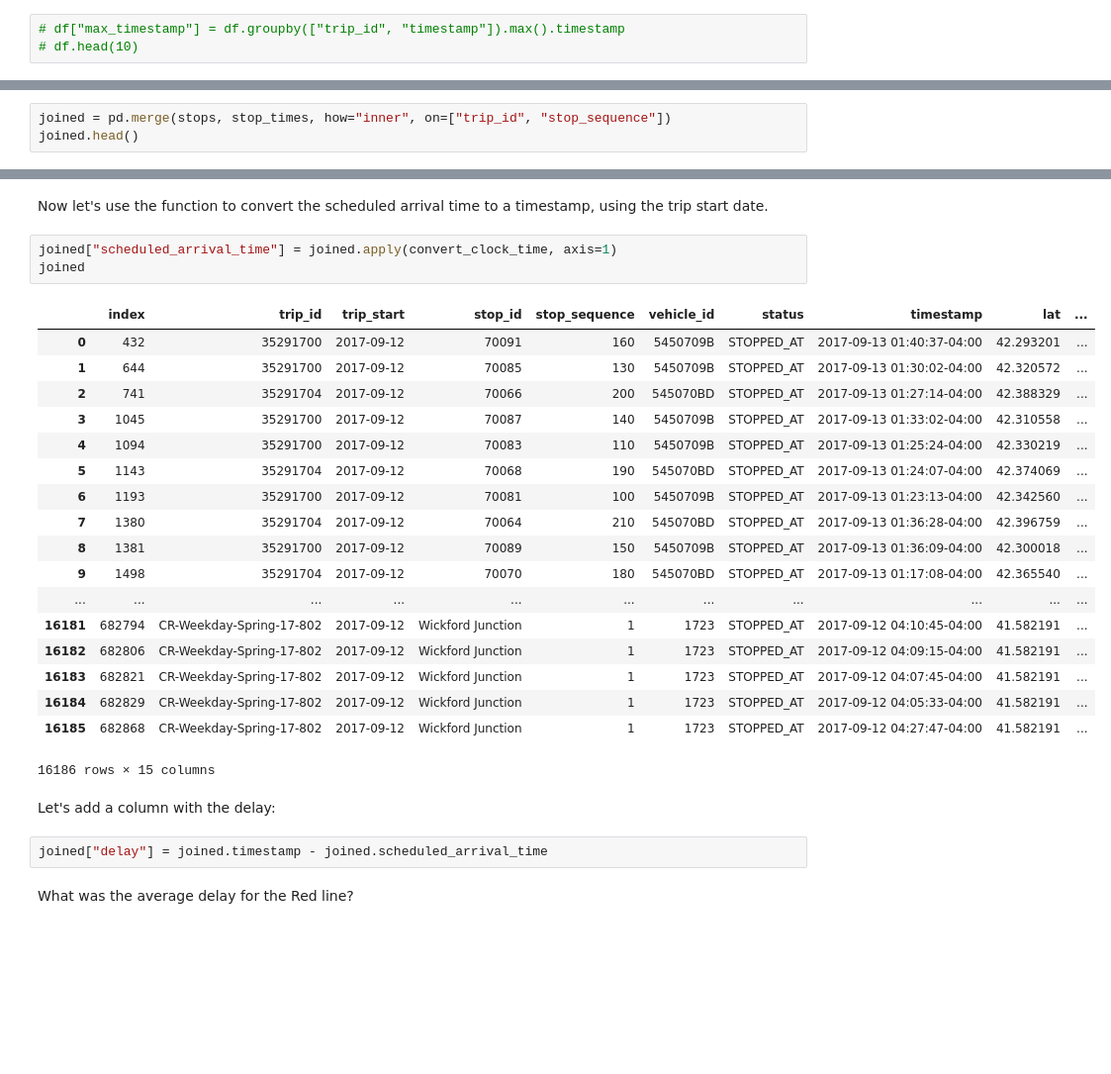
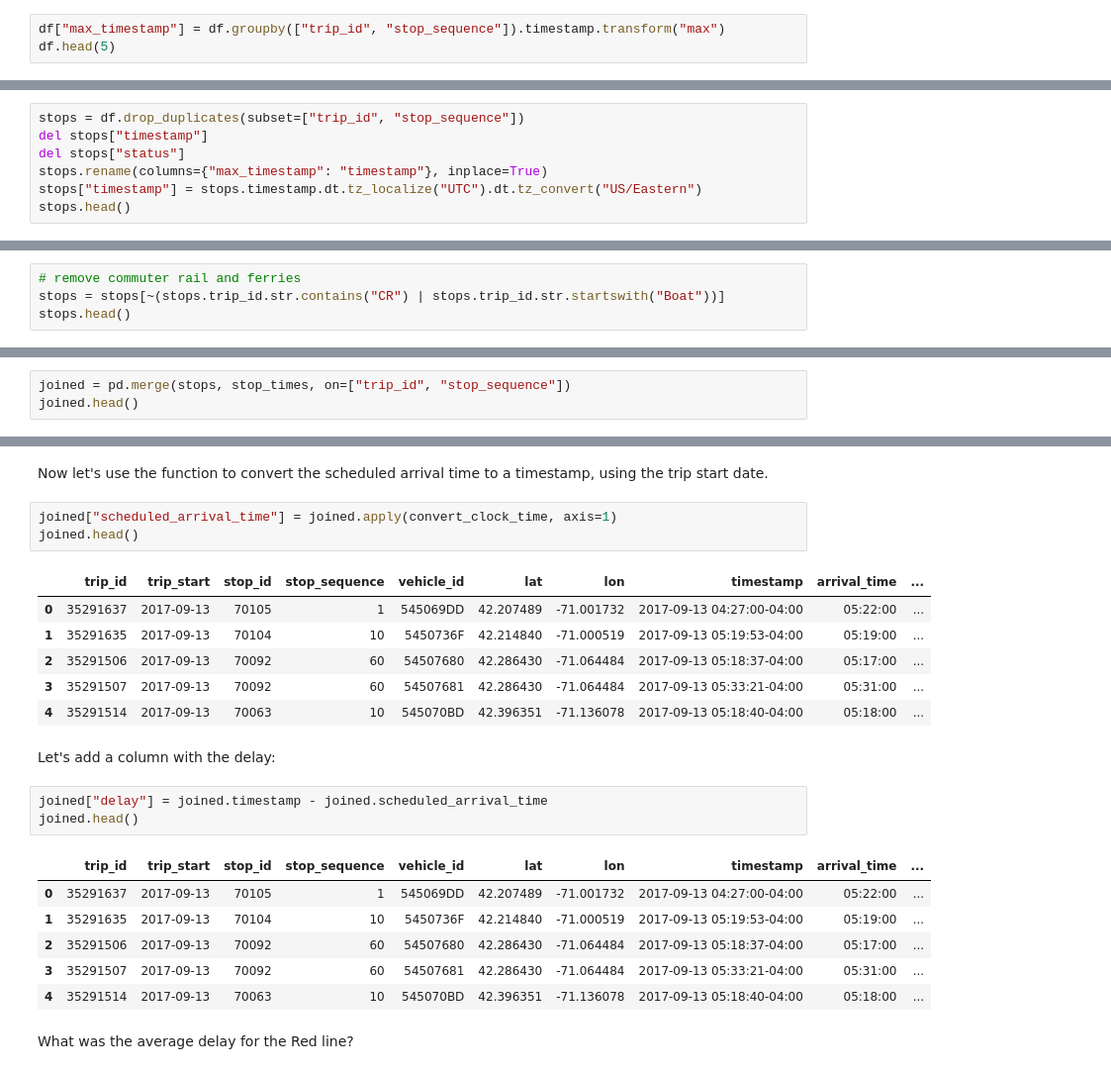
Before and after one commit to bdougsand/data-tutorial, a Jupyter notebook: MBTA Data.ipynb, the cells around one changed output, grey strips where cells are left out. Shown at 99% size. Saved outputs shown, nothing was run; the diff lists cells and outputs as text; blank space fills up the shorter version.

```diff
--- a/MBTA Data.ipynb
+++ b/MBTA Data.ipynb
@@ -22,3 +49,3 @@ df.timestamp = pd.to_datetime(df.timestamp).dt.tz_localize("UTC").dt.tz_convert(
 # %%
-# df["max_timestamp"] = df.groupby(["trip_id", "timestamp"]).max().timestamp
-# df.head(10)
+df["max_timestamp"] = df.groupby(["trip_id", "stop_sequence"]).timestamp.transform("max")
+df.head(5)
@@ -36,0 +63,7 @@ Let's define some functions for pulling in information from the MBTA's GTFS mani
+# %%
+stops = df.drop_duplicates(subset=["trip_id", "stop_sequence"])
+del stops["timestamp"]
+del stops["status"]
+stops.rename(columns={"max_timestamp": "timestamp"}, inplace=True)
+stops["timestamp"] = stops.timestamp.dt.tz_localize("UTC").dt.tz_convert("US/Eastern")
+stops.head()
@@ -36,0 +87,4 @@ Let's define some functions for pulling in information from the MBTA's GTFS mani
+# %%
+# remove commuter rail and ferries
+stops = stops[~(stops.trip_id.str.contains("CR") | stops.trip_id.str.startswith("Boat"))]
+stops.head()
@@ -83,4 +140,4 @@ Let's merge the schedule information with the observed data. Join the rows toget
 # %%
-joined = pd.merge(stops, stop_times, how="inner", on=["trip_id", "stop_sequence"])
+joined = pd.merge(stops, stop_times, on=["trip_id", "stop_sequence"])
 joined.head()
 # %% [output]
@@ -111,30 +168,26 @@ def convert_clock_time(row):
 Now let's use the function to convert the scheduled arrival time to a timestamp, using the trip start date.
 # %%
 joined["scheduled_arrival_time"] = joined.apply(convert_clock_time, axis=1)
-joined
+joined.head()
 # %% [output]
-|  | index | trip_id | trip_start | stop_id | stop_sequence | vehicle_id | status | timestamp | lat | ... |
-| 0 | 432 | 35291700 | 2017-09-12 | 70091 | 160 | 5450709B | STOPPED_AT | 2017-09-13 01:40:37-04:00 | 42.293201 | ... |
-| 1 | 644 | 35291700 | 2017-09-12 | 70085 | 130 | 5450709B | STOPPED_AT | 2017-09-13 01:30:02-04:00 | 42.320572 | ... |
-| 2 | 741 | 35291704 | 2017-09-12 | 70066 | 200 | 545070BD | STOPPED_AT | 2017-09-13 01:27:14-04:00 | 42.388329 | ... |
-| 3 | 1045 | 35291700 | 2017-09-12 | 70087 | 140 | 5450709B | STOPPED_AT | 2017-09-13 01:33:02-04:00 | 42.310558 | ... |
-| 4 | 1094 | 35291700 | 2017-09-12 | 70083 | 110 | 5450709B | STOPPED_AT | 2017-09-13 01:25:24-04:00 | 42.330219 | ... |
-| 5 | 1143 | 35291704 | 2017-09-12 | 70068 | 190 | 545070BD | STOPPED_AT | 2017-09-13 01:24:07-04:00 | 42.374069 | ... |
-| 6 | 1193 | 35291700 | 2017-09-12 | 70081 | 100 | 5450709B | STOPPED_AT | 2017-09-13 01:23:13-04:00 | 42.342560 | ... |
-| 7 | 1380 | 35291704 | 2017-09-12 | 70064 | 210 | 545070BD | STOPPED_AT | 2017-09-13 01:36:28-04:00 | 42.396759 | ... |
-| 8 | 1381 | 35291700 | 2017-09-12 | 70089 | 150 | 5450709B | STOPPED_AT | 2017-09-13 01:36:09-04:00 | 42.300018 | ... |
-| 9 | 1498 | 35291704 | 2017-09-12 | 70070 | 180 | 545070BD | STOPPED_AT | 2017-09-13 01:17:08-04:00 | 42.365540 | ... |
-| ... | ... | ... | ... | ... | ... | ... | ... | ... | ... | ... |
-| 16181 | 682794 | CR-Weekday-Spring-17-802 | 2017-09-12 | Wickford Junction | 1 | 1723 | STOPPED_AT | 2017-09-12 04:10:45-04:00 | 41.582191 | ... |
-| 16182 | 682806 | CR-Weekday-Spring-17-802 | 2017-09-12 | Wickford Junction | 1 | 1723 | STOPPED_AT | 2017-09-12 04:09:15-04:00 | 41.582191 | ... |
-| 16183 | 682821 | CR-Weekday-Spring-17-802 | 2017-09-12 | Wickford Junction | 1 | 1723 | STOPPED_AT | 2017-09-12 04:07:45-04:00 | 41.582191 | ... |
-| 16184 | 682829 | CR-Weekday-Spring-17-802 | 2017-09-12 | Wickford Junction | 1 | 1723 | STOPPED_AT | 2017-09-12 04:05:33-04:00 | 41.582191 | ... |
-| 16185 | 682868 | CR-Weekday-Spring-17-802 | 2017-09-12 | Wickford Junction | 1 | 1723 | STOPPED_AT | 2017-09-12 04:27:47-04:00 | 41.582191 | ... |
+|  | trip_id | trip_start | stop_id | stop_sequence | vehicle_id | lat | lon | timestamp | arrival_time | ... |
+| 0 | 35291637 | 2017-09-13 | 70105 | 1 | 545069DD | 42.207489 | -71.001732 | 2017-09-13 04:27:00-04:00 | 05:22:00 | ... |
+| 1 | 35291635 | 2017-09-13 | 70104 | 10 | 5450736F | 42.214840 | -71.000519 | 2017-09-13 05:19:53-04:00 | 05:19:00 | ... |
+| 2 | 35291506 | 2017-09-13 | 70092 | 60 | 54507680 | 42.286430 | -71.064484 | 2017-09-13 05:18:37-04:00 | 05:17:00 | ... |
+| 3 | 35291507 | 2017-09-13 | 70092 | 60 | 54507681 | 42.286430 | -71.064484 | 2017-09-13 05:33:21-04:00 | 05:31:00 | ... |
+| 4 | 35291514 | 2017-09-13 | 70063 | 10 | 545070BD | 42.396351 | -71.136078 | 2017-09-13 05:18:40-04:00 | 05:18:00 | ... |
-16186 rows × 15 columns
 # %% [markdown]
 Let's add a column with the delay:
 # %%
 joined["delay"] = joined.timestamp - joined.scheduled_arrival_time
+joined.head()
+# %% [output]
+|  | trip_id | trip_start | stop_id | stop_sequence | vehicle_id | lat | lon | timestamp | arrival_time | ... |
+| 0 | 35291637 | 2017-09-13 | 70105 | 1 | 545069DD | 42.207489 | -71.001732 | 2017-09-13 04:27:00-04:00 | 05:22:00 | ... |
+| 1 | 35291635 | 2017-09-13 | 70104 | 10 | 5450736F | 42.214840 | -71.000519 | 2017-09-13 05:19:53-04:00 | 05:19:00 | ... |
+| 2 | 35291506 | 2017-09-13 | 70092 | 60 | 54507680 | 42.286430 | -71.064484 | 2017-09-13 05:18:37-04:00 | 05:17:00 | ... |
+| 3 | 35291507 | 2017-09-13 | 70092 | 60 | 54507681 | 42.286430 | -71.064484 | 2017-09-13 05:33:21-04:00 | 05:31:00 | ... |
+| 4 | 35291514 | 2017-09-13 | 70063 | 10 | 545070BD | 42.396351 | -71.136078 | 2017-09-13 05:18:40-04:00 | 05:18:00 | ... |
 # %% [markdown]
 What was the average delay for the Red line?
 # %%
```
Also changed, not shown: parts of 31 cells of this notebook.
